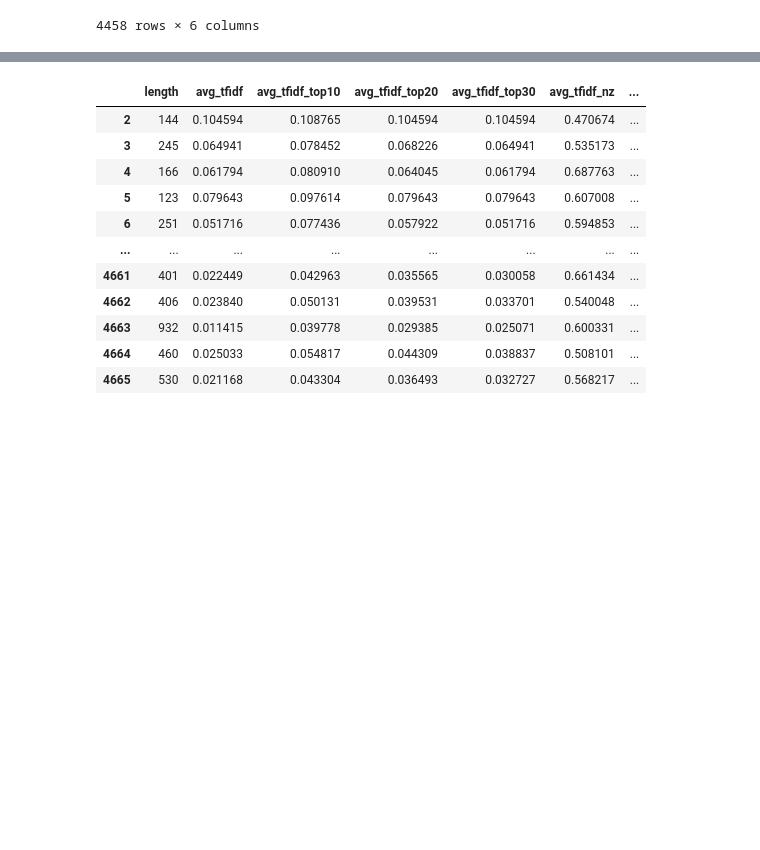
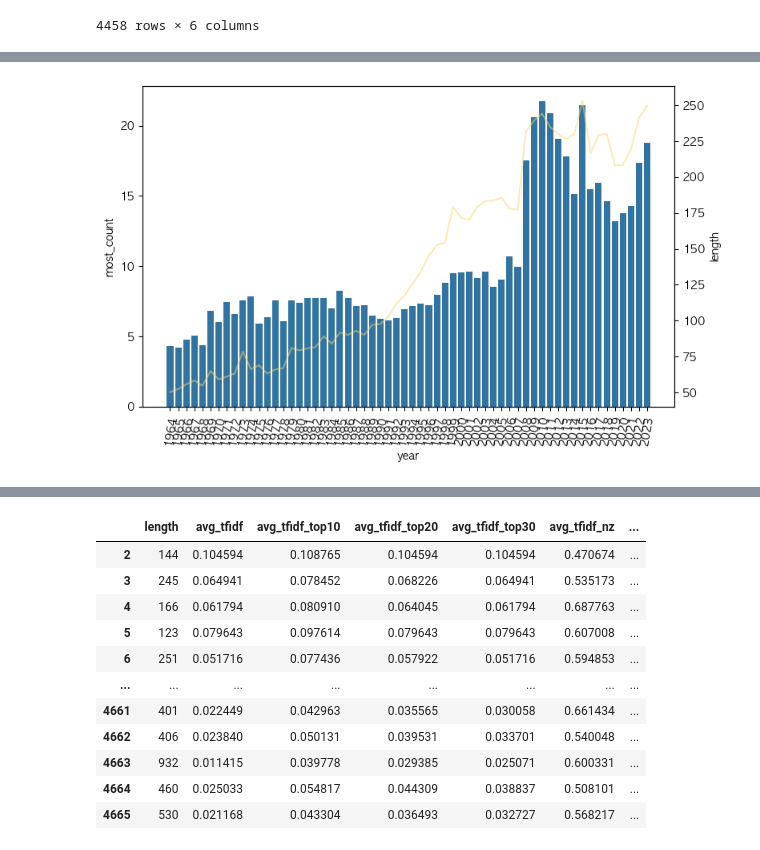
Before and after one commit to joonas-yoon/kpop-lyrics-analytics, a Jupyter notebook: analytics_repeatability.ipynb, the cells around one changed output, grey strips where cells are left out. Cells and saved outputs as stored; diff of their text form; code cells hidden in the pictures; blank space fills up the shorter version.

```diff
--- a/analytics_repeatability.ipynb
+++ b/analytics_repeatability.ipynb
@@ -126,0 +149,30 @@ def get_repeatability_type3(lyric):
+# %%
+import matplotlib.ticker as ticker
+
+plt.figure(figsize=(8, 5))
+ax1 = plt.gca()
+ax2 = plt.gca().twinx()
+
+def count_top1(l: list) -> float:
+    c = Counter(l)
+    m = np.mean([v for k, v in c.most_common(1)])
+    return m
+
+df_lyrics_by_counter = df_lyrics.copy()
+sentences = df_lyrics['lyric'].apply(split_sentence)
+df_lyrics_by_counter['most_count'] = sentences.apply(count_top1)
+df_lyrics_by_counter['length'] = sentences.apply(len)
+df = df_lyrics_by_counter.select_dtypes([int, float]).groupby('year').mean()
+ax1.set_xticklabels(labels=df.index, rotation=80)
+
+
+sns.barplot(data=df, x='year', y='most_count', ax=ax1)
+sns.lineplot(data=df, x=ax1.get_xticks(), y='length', alpha=0.5, color='#F5D76E')
+
+plt.tight_layout()
+plt.show()
+
+x_most_count = df_lyrics_by_counter['most_count']
+x_length = df_lyrics_by_counter['length']
+# %% [output]
+[figure, added]
```
Also changed, not shown: parts of 12 cells of this notebook, 1 other file.
